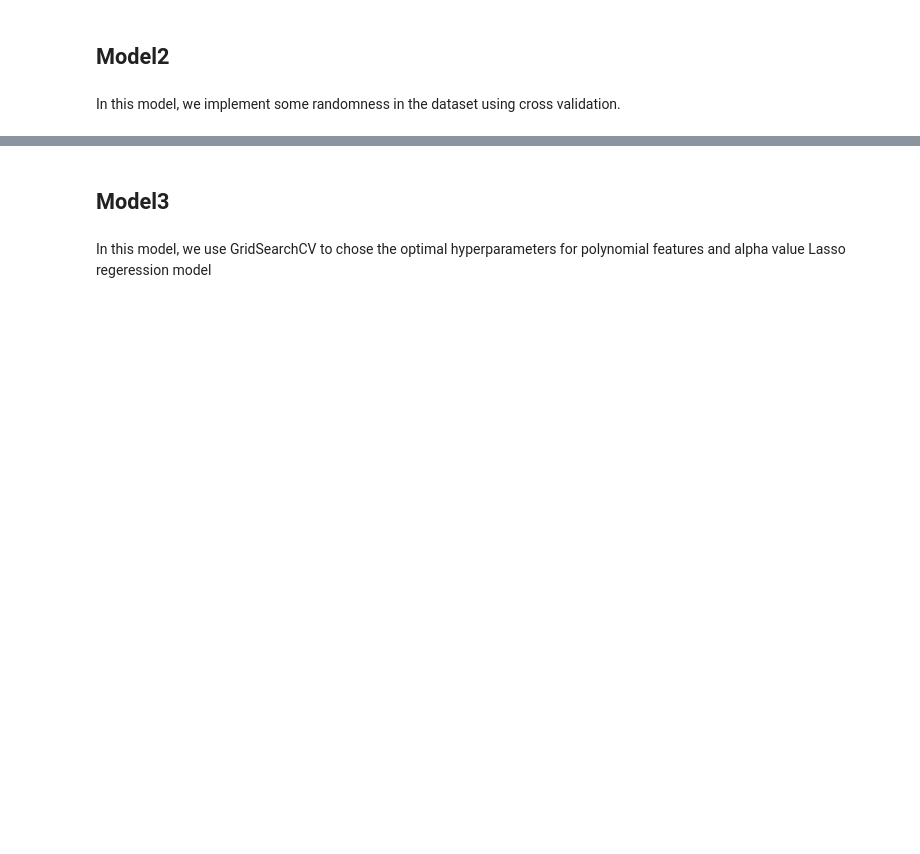
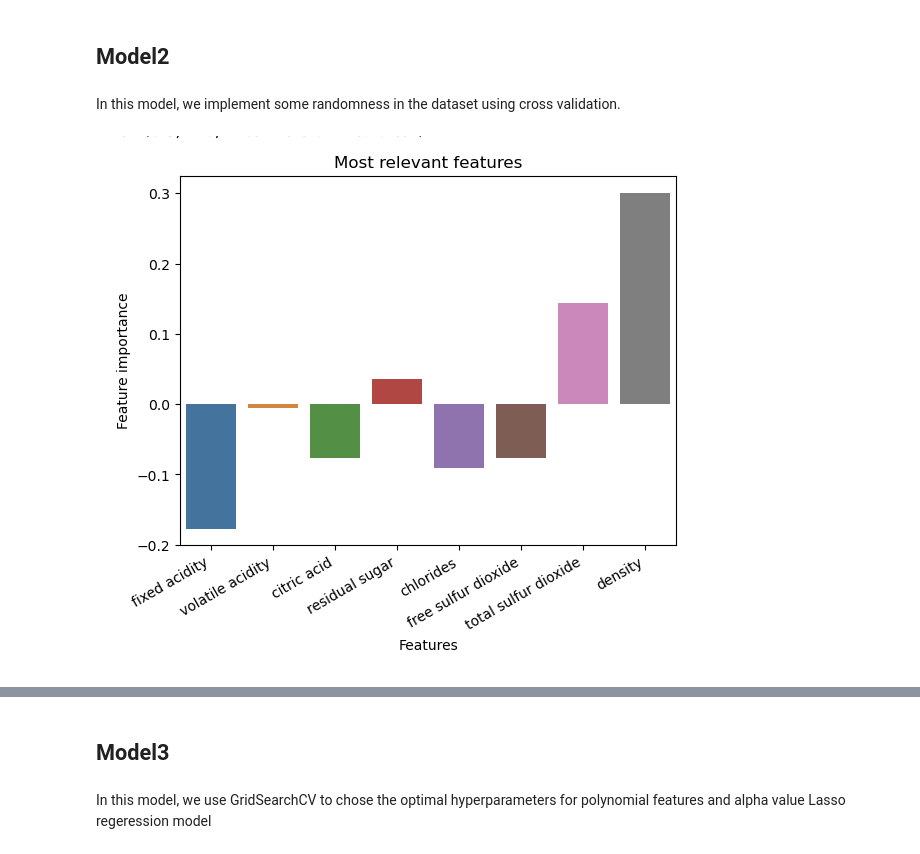
Before and after one commit to marcndo/ML_IBM, a Jupyter notebook: SupervisedML/Regression/final_project/Final_Project_Template.ipynb, the cells around one changed output, grey strips where cells are left out. Drawn from its saved outputs; the diff is of its cells as text; code cells hidden in the pictures; blank space fills up the shorter version.

```diff
--- a/SupervisedML/Regression/final_project/Final_Project_Template.ipynb
+++ b/SupervisedML/Regression/final_project/Final_Project_Template.ipynb
@@ -95,6 +100,10 @@ This is a simple lasso model build with no extra works like polynomial features
 ## Model2
 # %% [markdown]
 In this model, we implement some randomness in the dataset using cross validation.
+# %%
+Image("images/model2.png")
+# %% [output]
+[figure, added]
 # %% [markdown]
 ![title](./model2.png)
 # %% [markdown]
```
Also changed, not shown: parts of 3 cells of this notebook.
